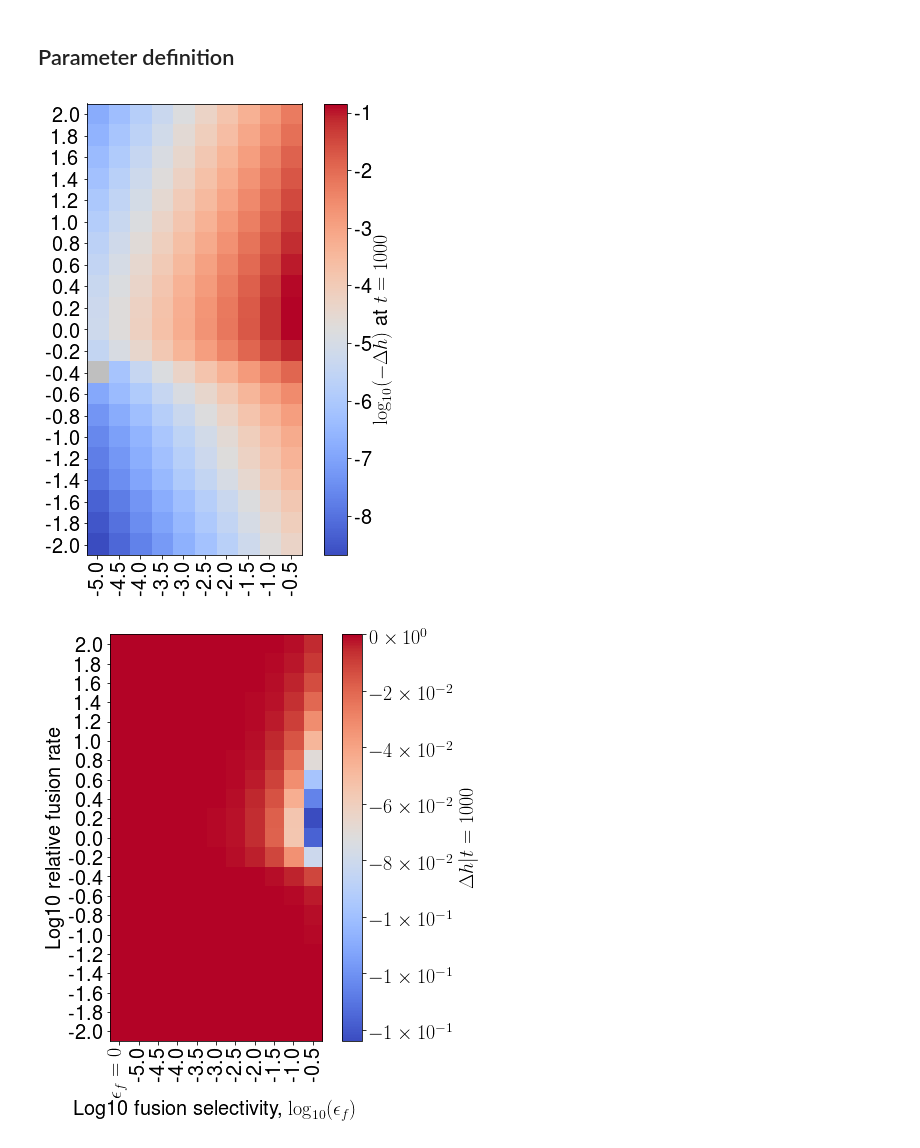
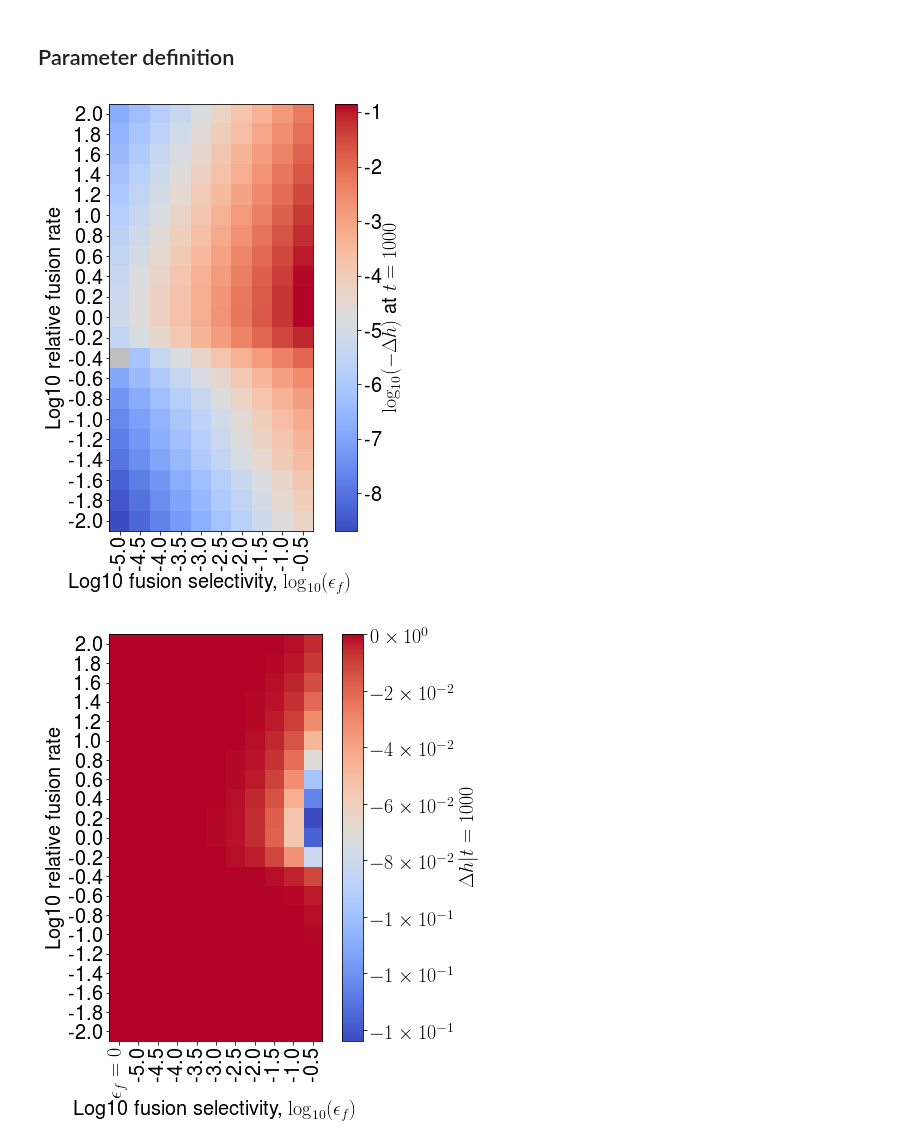
Before and after one commit to ImperialCollegeLondon/MitoNetworksGenetics, a Jupyter notebook: Linear_Feedback_Control/Quality_control/QC_sweep/det_qc_sweep.ipynb, the cells around one changed output. Saved outputs shown, nothing was run; the diff lists cells and outputs as text; code cells hidden in the pictures.

```diff
--- a/Linear_Feedback_Control/Quality_control/QC_sweep/det_qc_sweep.ipynb
+++ b/Linear_Feedback_Control/Quality_control/QC_sweep/det_qc_sweep.ipynb
@@ -98,18 +98,18 @@ cmap.set_bad(color='0.75')
 # %%
 fig, ax = plt.subplots(1,1, figsize = (9,7.5))
 im00 = ax.imshow(np.flipud(np.log10(-deltah_arr[:,1:])),cmap = cmap, interpolation='none')
 plt.colorbar(im00, ax=ax, fraction=0.046,pad=0.04,
              label="$\log_{{10}}(-\Delta h)$ at $t={:d}$".format(int(T_measure)),format='%1.0f')
-#ax.set_xlabel(r'Log10 fusion selectivity, $\log_{10}(\epsilon_f)$')
-#ax.set_ylabel(r'Log10 relative fusion rate')
+ax.set_xlabel(r'Log10 fusion selectivity, $\log_{10}(\epsilon_f)$')
+ax.set_ylabel(r'Log10 relative fusion rate')
 ax.set_xticks(range(len(Q_space[1:])));
 ax.set_yticks(range(len(gamma_space)));
 ax.set_xticklabels(eps_labels[1:], rotation = 90);
 ax.set_yticklabels(cast_as_1sf_str(gamma_labels[::-1]));
 plt.tight_layout()
 plt.savefig('dh_sel_fus.svg')
 # %% [output]
-[figure, old version]
+[figure, new version]
 # %%
 fig, ax = plt.subplots(1,1, figsize = (9,7.5))
 im00 = ax.imshow(np.flipud(deltah_arr),cmap = cm.coolwarm, interpolation='none')
```
Also changed, not shown: 7 other files.
